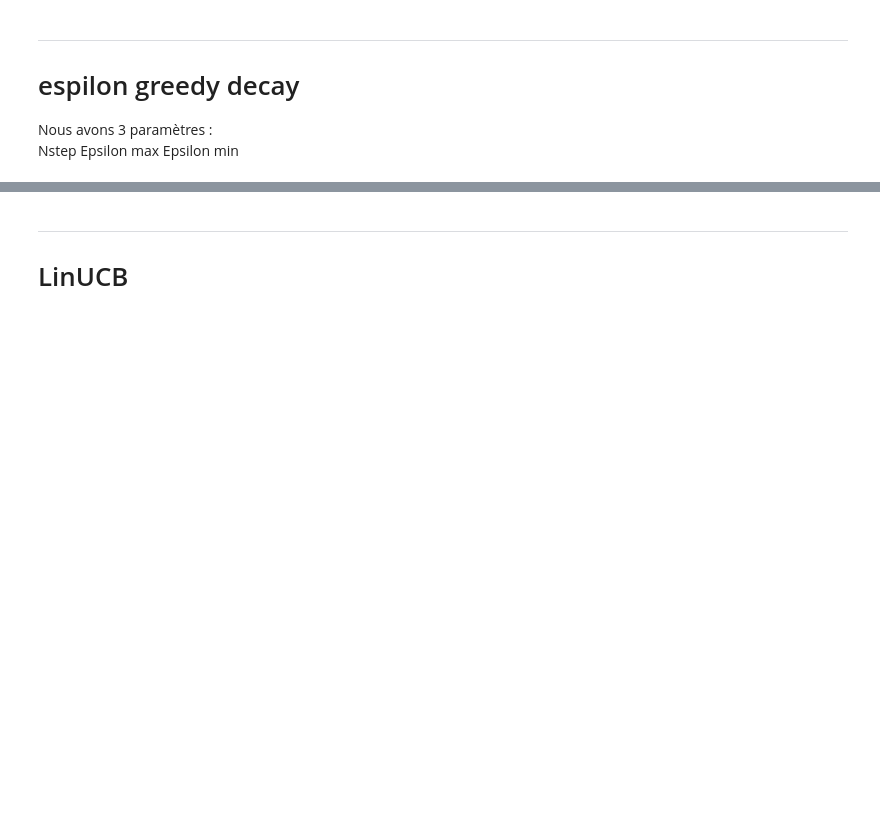
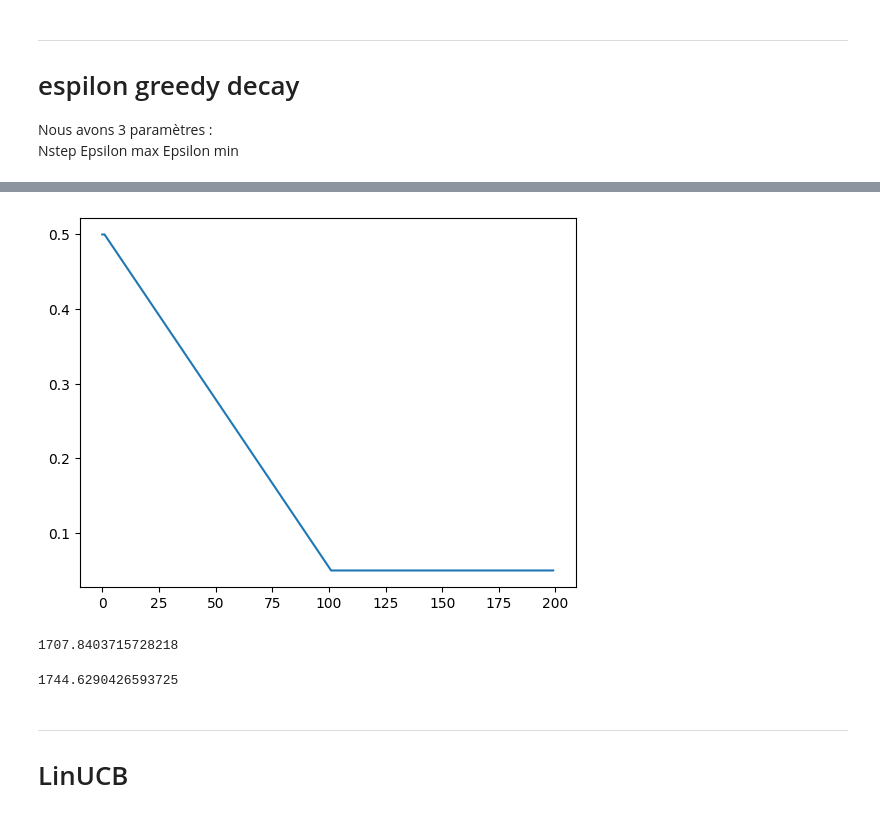
Before and after one commit to zeuzere/a59_2023, a Jupyter notebook: tp2/karm_v0_brut_v2-Cours.ipynb, the cells around one changed output, grey strips where cells are left out. Drawn from its saved outputs; the diff is of its cells as text; code cells hidden in the pictures; blank space fills up the shorter version.

```diff
--- a/tp2/karm_v0_brut_v2-Cours.ipynb
+++ b/tp2/karm_v0_brut_v2-Cours.ipynb
@@ -263,3 +285,17 @@ for i in range(nombre_tirage):
+# %%
+plt.figure()
+plt.plot(eps)
+plt.show()
+# %% [output]
+[figure, added]
+# %%
+result_egreedy[-1]
+# %% [output]
+1707.8403715728218
+# %%
+result_egreedy_decay[-1]
+# %% [output]
+1744.6290426593725
 # %% [markdown]
 ---
 # LinUCB
```
Also changed, not shown: parts of 18 cells of this notebook, 5 other files.
